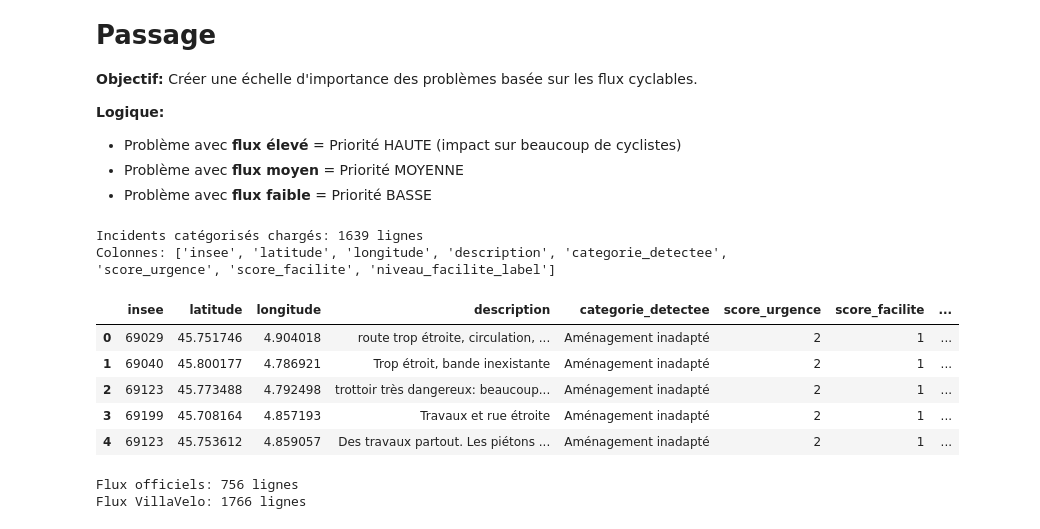
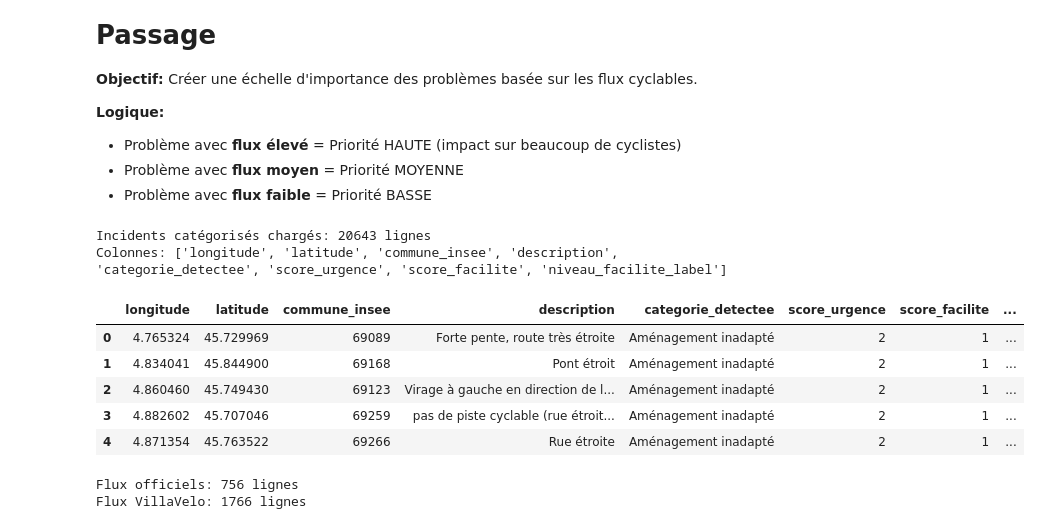
Before and after one commit to Lilian2588/datathon, a Jupyter notebook: main.ipynb, the cells around one changed output. Saved outputs shown, nothing was run; the diff lists cells and outputs as text; code cells hidden in the pictures.

```diff
--- a/main.ipynb
+++ b/main.ipynb
@@ -352,19 +351,19 @@ else:
 - Problème avec **flux faible** = Priorité BASSE
 # %%
 # Chargement des incidents catégorisés
-incidents = pd.read_csv('resultats_croisement_complet/TUNBARJO_categorise.csv', encoding='utf-8-sig')
+incidents = pd.read_csv('resultats_croisement_complet/points_rouges_sans_travaux_traite.csv', encoding='utf-8-sig')
 print(f"Incidents catégorisés chargés: {len(incidents)} lignes")
 print(f"Colonnes: {list(incidents.columns)}")
 incidents.head()
 # %% [output]
-Incidents catégorisés chargés: 1639 lignes
-Colonnes: ['insee', 'latitude', 'longitude', 'description', 'categorie_detectee', 'score_urgence', 'score_facilite', 'niveau_facilite_label']
+Incidents catégorisés chargés: 20643 lignes
+Colonnes: ['longitude', 'latitude', 'commune_insee', 'description', 'categorie_detectee', 'score_urgence', 'score_facilite', 'niveau_facilite_label']
-|  | insee | latitude | longitude | description | categorie_detectee | score_urgence | score_facilite | ... |
-| 0 | 69029 | 45.751746 | 4.904018 | route trop étroite, circulation, ... | Aménagement inadapté | 2 | 1 | ... |
-| 1 | 69040 | 45.800177 | 4.786921 | Trop étroit, bande inexistante | Aménagement inadapté | 2 | 1 | ... |
-| 2 | 69123 | 45.773488 | 4.792498 | trottoir très dangereux: beaucoup... | Aménagement inadapté | 2 | 1 | ... |
-| 3 | 69199 | 45.708164 | 4.857193 | Travaux et rue étroite | Aménagement inadapté | 2 | 1 | ... |
-| 4 | 69123 | 45.753612 | 4.859057 | Des travaux partout. Les piétons ... | Aménagement inadapté | 2 | 1 | ... |
+|  | longitude | latitude | commune_insee | description | categorie_detectee | score_urgence | score_facilite | ... |
+| 0 | 4.765324 | 45.729969 | 69089 | Forte pente, route très étroite | Aménagement inadapté | 2 | 1 | ... |
+| 1 | 4.834041 | 45.844900 | 69168 | Pont étroit | Aménagement inadapté | 2 | 1 | ... |
+| 2 | 4.860460 | 45.749430 | 69123 | Virage à gauche en direction de l... | Aménagement inadapté | 2 | 1 | ... |
+| 3 | 4.882602 | 45.707046 | 69259 | pas de piste cyclable (rue étroit... | Aménagement inadapté | 2 | 1 | ... |
+| 4 | 4.871354 | 45.763522 | 69266 | Rue étroite | Aménagement inadapté | 2 | 1 | ... |
 # %%
 # Chargement des flux officiels
 flux_officiels = pd.read_csv('data_flux_final/comptages_flux.csv', sep=';')
```
Also changed, not shown: parts of 9 cells of this notebook, 3 other files.
